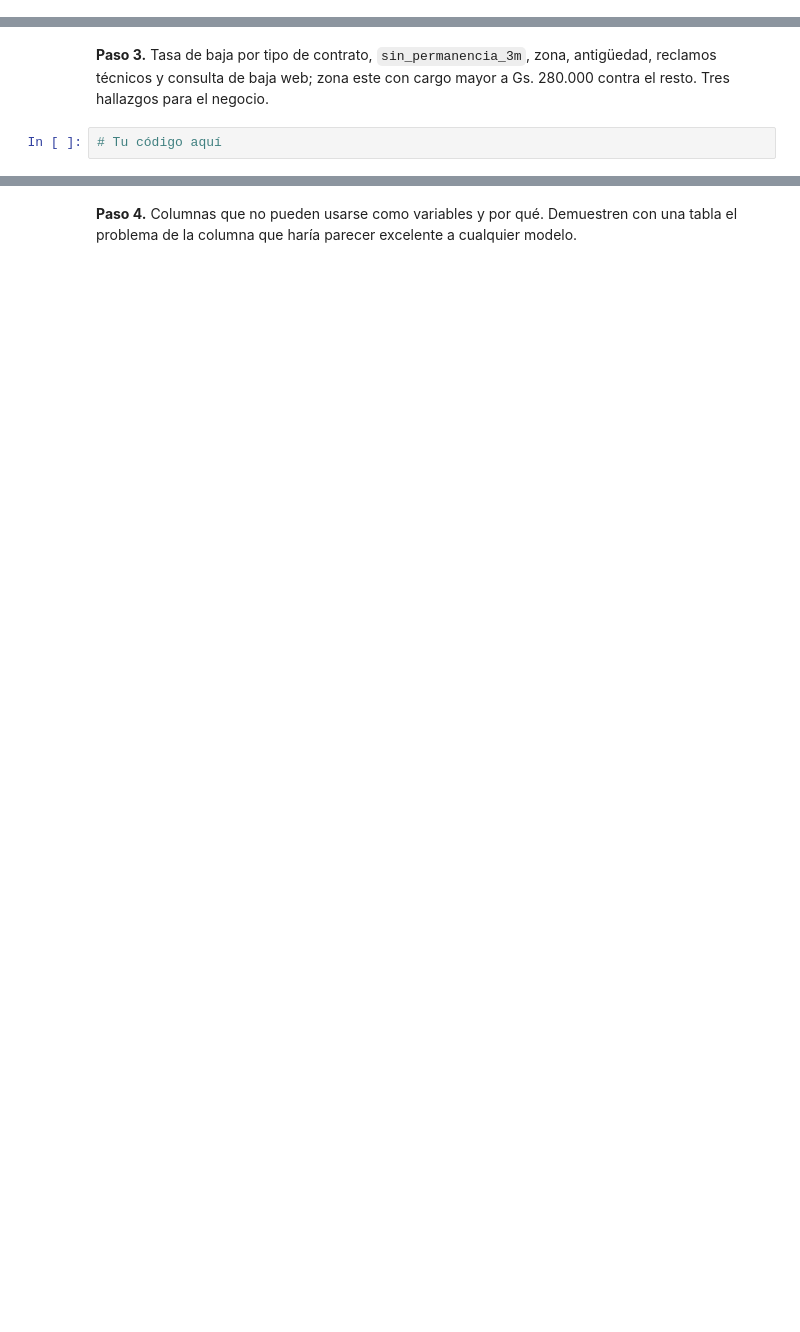
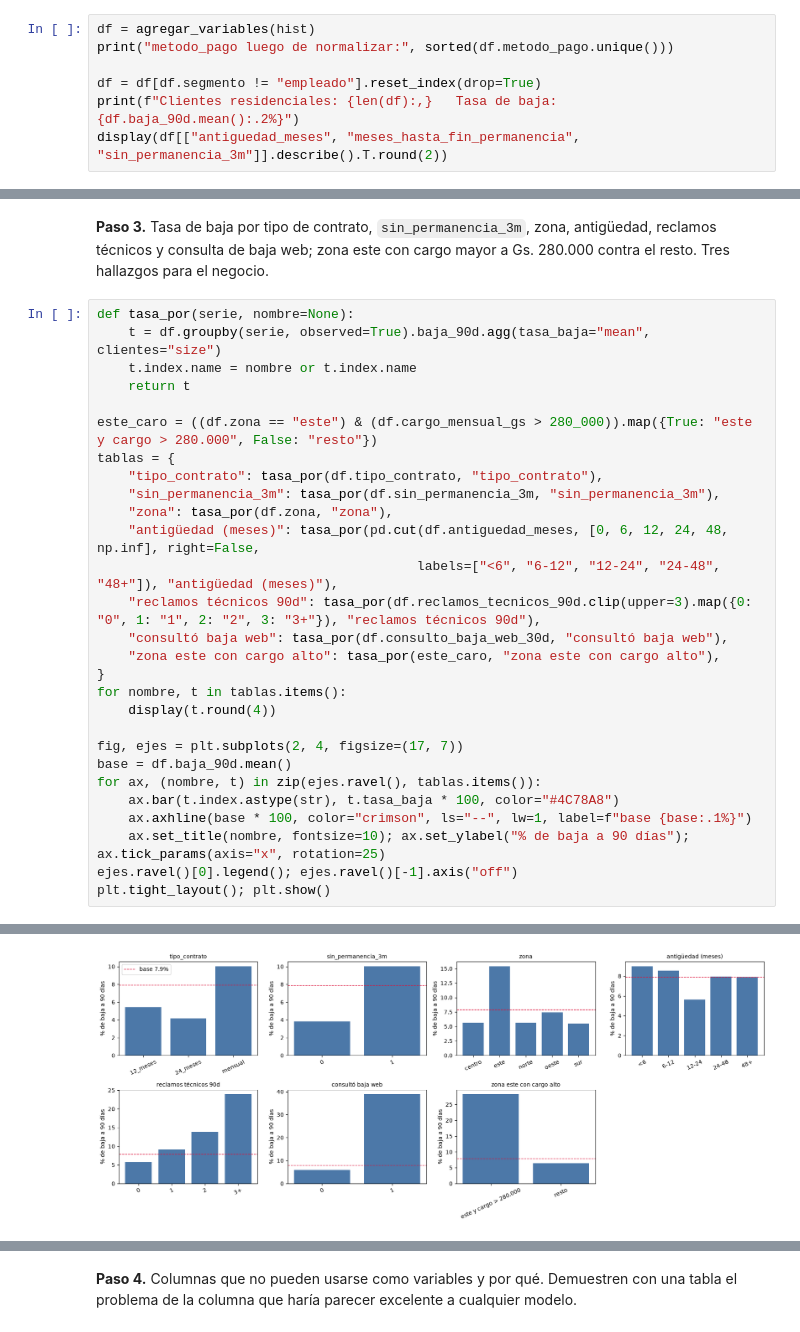
Before and after one commit to Nico-Olivera/Escenarios-aplicando-KNN-NB, a Jupyter notebook: materiales_estudiantes/caso2_nodo/caso2_nodo.ipynb, the cells around one changed output, grey strips where cells are left out. Drawn from its saved outputs; the diff is of its cells as text; blank space fills up the shorter version.

```diff
--- a/materiales_estudiantes/caso2_nodo/caso2_nodo.ipynb
+++ b/materiales_estudiantes/caso2_nodo/caso2_nodo.ipynb
@@ -36,0 +114,7 @@ Ejecuten esta celda cada vez que terminen una función de `src/`.
+# %%
+df = agregar_variables(hist)
+print("metodo_pago luego de normalizar:", sorted(df.metodo_pago.unique()))
+
+df = df[df.segmento != "empleado"].reset_index(drop=True)
+print(f"Clientes residenciales: {len(df):,}   Tasa de baja: {df.baja_90d.mean():.2%}")
+display(df[["antiguedad_meses", "meses_hasta_fin_permanencia", "sin_permanencia_3m"]].describe().T.round(2))
@@ -37,4 +128,31 @@ Ejecuten esta celda cada vez que terminen una función de `src/`.
 # %% [markdown]
 **Paso 3.** Tasa de baja por tipo de contrato, `sin_permanencia_3m`, zona, antigüedad, reclamos técnicos y consulta de baja web; zona este con cargo mayor a Gs. 280.000 contra el resto. Tres hallazgos para el negocio.
-# %%
-# Tu código aquí
+# %%
+def tasa_por(serie, nombre=None):
+    t = df.groupby(serie, observed=True).baja_90d.agg(tasa_baja="mean", clientes="size")
+    t.index.name = nombre or t.index.name
+    return t
+
+este_caro = ((df.zona == "este") & (df.cargo_mensual_gs > 280_000)).map({True: "este y cargo > 280.000", False: "resto"})
+tablas = {
+    "tipo_contrato": tasa_por(df.tipo_contrato, "tipo_contrato"),
+    "sin_permanencia_3m": tasa_por(df.sin_permanencia_3m, "sin_permanencia_3m"),
+    "zona": tasa_por(df.zona, "zona"),
+    "antigüedad (meses)": tasa_por(pd.cut(df.antiguedad_meses, [0, 6, 12, 24, 48, np.inf], right=False,
+                                         labels=["<6", "6-12", "12-24", "24-48", "48+"]), "antigüedad (meses)"),
+    "reclamos técnicos 90d": tasa_por(df.reclamos_tecnicos_90d.clip(upper=3).map({0: "0", 1: "1", 2: "2", 3: "3+"}), "reclamos técnicos 90d"),
+    "consultó baja web": tasa_por(df.consulto_baja_web_30d, "consultó baja web"),
+    "zona este con cargo alto": tasa_por(este_caro, "zona este con cargo alto"),
+}
+for nombre, t in tablas.items():
+    display(t.round(4))
+
+fig, ejes = plt.subplots(2, 4, figsize=(17, 7))
+base = df.baja_90d.mean()
+for ax, (nombre, t) in zip(ejes.ravel(), tablas.items()):
+    ax.bar(t.index.astype(str), t.tasa_baja * 100, color="#4C78A8")
+    ax.axhline(base * 100, color="crimson", ls="--", lw=1, label=f"base {base:.1%}")
+    ax.set_title(nombre, fontsize=10); ax.set_ylabel("% de baja a 90 días"); ax.tick_params(axis="x", rotation=25)
+ejes.ravel()[0].legend(); ejes.ravel()[-1].axis("off")
+plt.tight_layout(); plt.show()
+# %% [output]
@@ -40,0 +196 @@ Ejecuten esta celda cada vez que terminen una función de `src/`.
+[figure, added]
```
Also changed, not shown: parts of 70 cells of this notebook, 4 other files.
